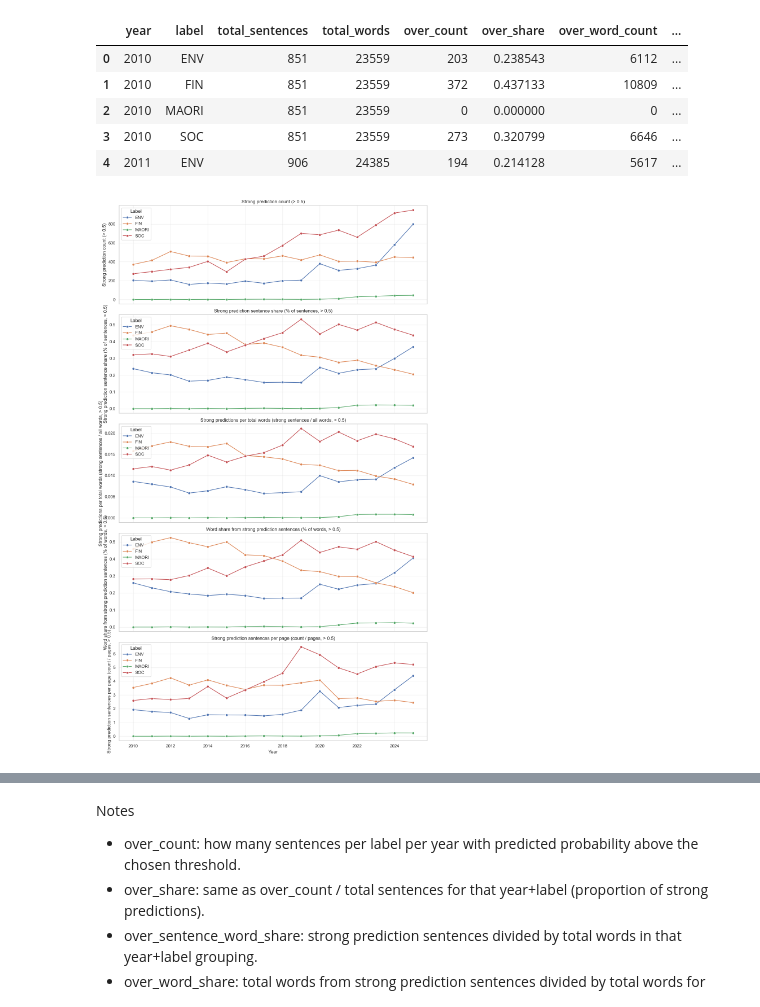
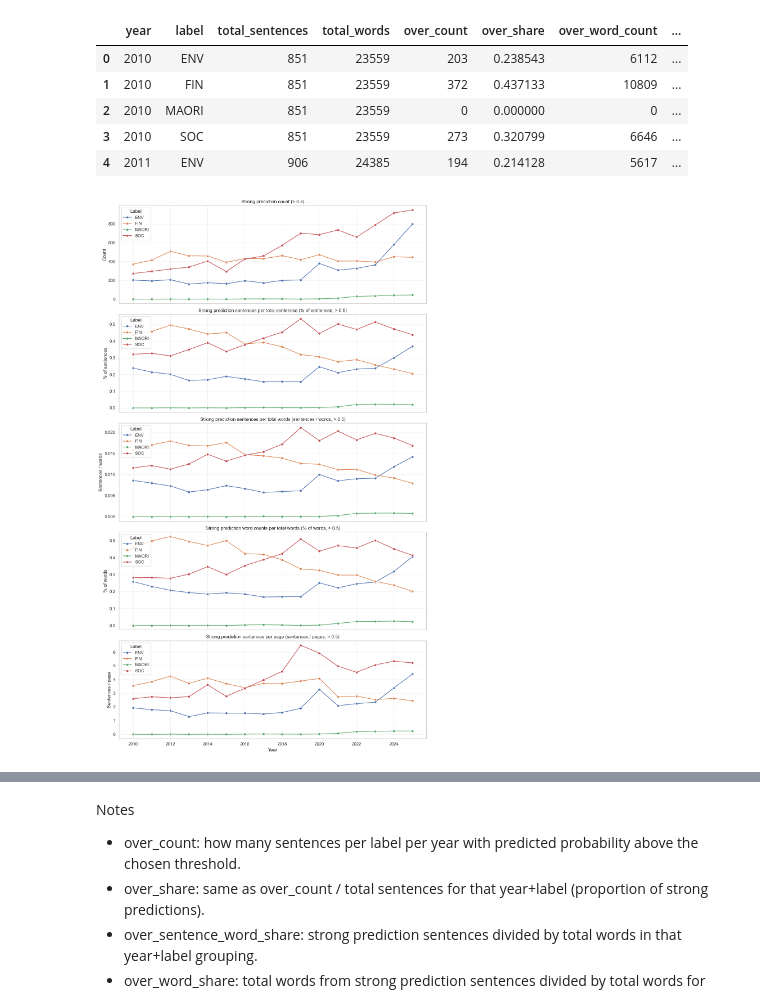
Before and after one commit to Jinkyx7/bert-result-visualisation, a Jupyter notebook: probability_visualisation_FPH.ipynb, the cells around one changed output, grey strips where cells are left out. Drawn from its saved outputs; the diff is of its cells as text; code cells hidden in the pictures.

Commit message:
update graph labels and titles

```diff
--- a/probability_visualisation_FPH.ipynb
+++ b/probability_visualisation_FPH.ipynb
@@ -160,25 +160,32 @@ summaries[0.5].head()
 # %%
 # Combined view for threshold > 0.5 (counts, shares)
 fig, axes = plt.subplots(5, 1, figsize=(12, 20), sharex=True)
 plot_map = [
     ("over_count", "Strong prediction count (> 0.5)"),
-    ("over_share", "Strong prediction sentence share (% of sentences, > 0.5)"),
-    ("over_sentence_word_share", "Strong predictions per total words (strong sentences / all words, > 0.5)"),
-    ("over_word_share", "Word share from strong prediction sentences (% of words, > 0.5)"),
-    ("over_sentences_per_page", "Strong prediction sentences per page (count / pages, > 0.5)"),
+    ("over_share", "Strong prediction sentences per total sentences (% of sentences, > 0.5)"),
+    ("over_sentence_word_share", "Strong prediction sentences per total words (sentences / words, > 0.5)"),
+    ("over_word_share", "Strong prediction word counts per total words (% of words, > 0.5)"),
+    ("over_sentences_per_page", "Strong prediction sentences per page (sentences / pages, > 0.5)"),
 ]
 summary = summaries[0.5]
+short_labels = {
+    "over_count": "Count",
+    "over_share": "% of sentences",
+    "over_sentence_word_share": "Sentences / words",
+    "over_word_share": "% of words",
+    "over_sentences_per_page": "Sentences / page",
+}
 for ax, (ycol, title) in zip(axes, plot_map):
     sns.lineplot(data=summary, x="year", y=ycol, hue="label", marker="o", ax=ax)
     ax.set_title(title)
-    ax.set_ylabel(title)
+    ax.set_ylabel(short_labels.get(ycol, ycol))
     ax.grid(True, alpha=0.3)
     ax.legend(title="Label", loc="upper left")
 axes[-1].set_xlabel("Year")
 plt.tight_layout()
 plt.show()
 # %% [output]
-[figure, old version]
+[figure, new version]
 # %%
 # Combined view for threshold > 0.75 (counts, shares)
 fig, axes = plt.subplots(5, 1, figsize=(12, 20), sharex=True)
```
Also changed, not shown: parts of 2 cells of this notebook, 2 other files.
